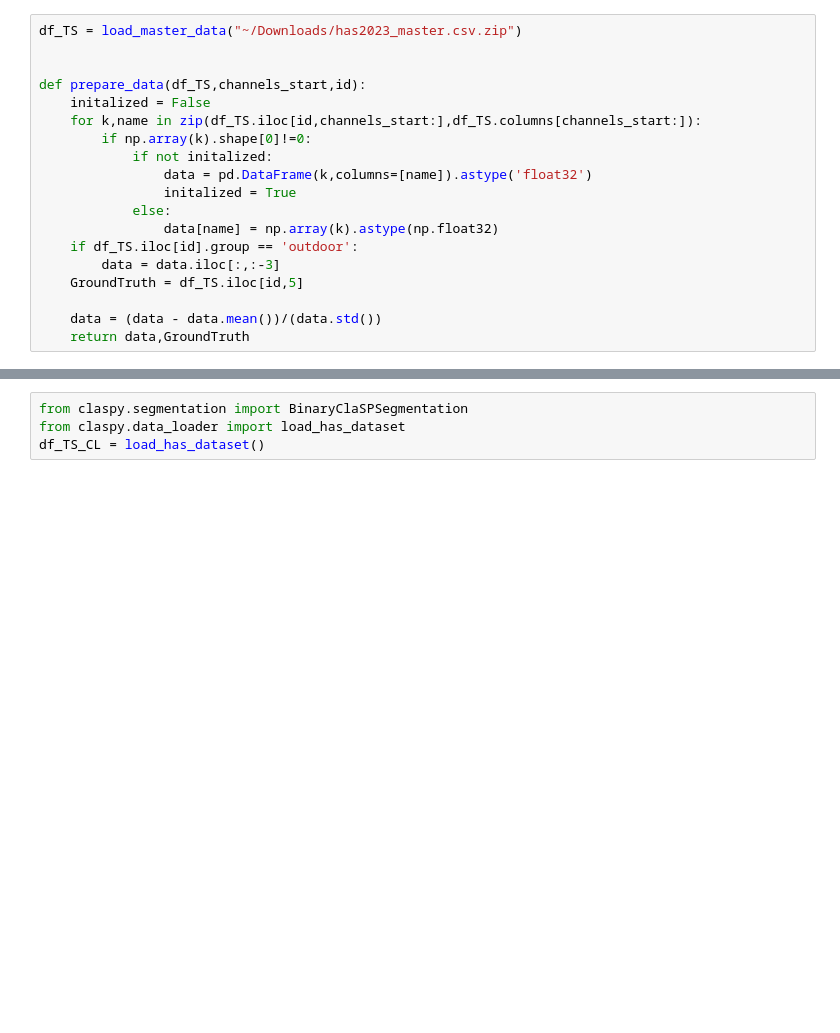
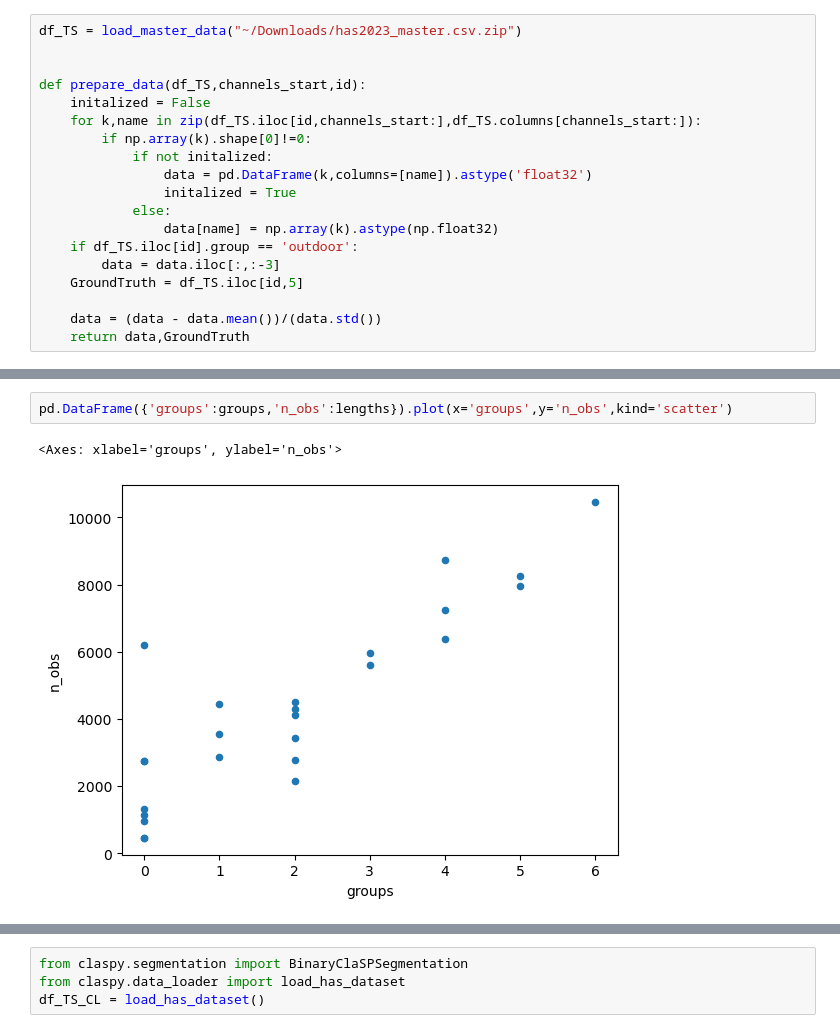
Before and after one commit to jsve96/SWDCPD, a Jupyter notebook: Appendix/HASC.ipynb, the cells around one changed output, grey strips where cells are left out. Saved outputs shown, nothing was run; the diff lists cells and outputs as text; blank space fills up the shorter version.

```diff
--- a/Appendix/HASC.ipynb
+++ b/Appendix/HASC.ipynb
@@ -42,0 +149,5 @@ Initiate new segment
+# %%
+pd.DataFrame({'groups':groups,'n_obs':lengths}).plot(x='groups',y='n_obs',kind='scatter')
+# %% [output]
+<Axes: xlabel='groups', ylabel='n_obs'>
+[figure, added]
```
Also changed, not shown: parts of 18 cells of this notebook, 7 other files.
